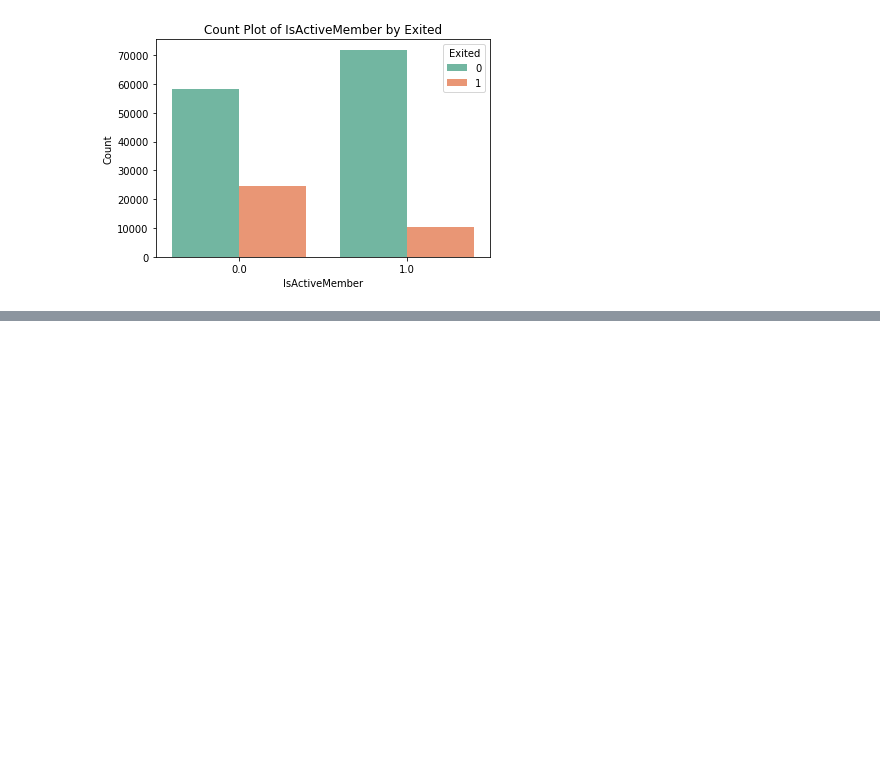
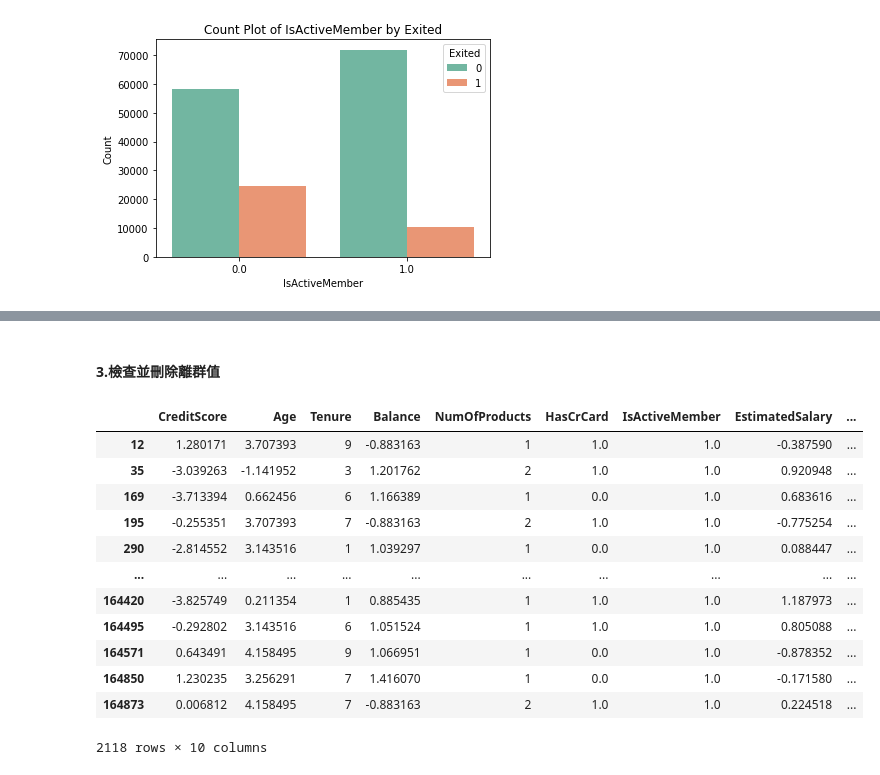
Before and after one commit to IamTingYi/KaggleCompetition, a Jupyter notebook: Binary_Classification_with_a_Bank_Churn_Dataset.ipynb, the cells around one changed output, grey strips where cells are left out. Cells and saved outputs as stored; diff of their text form; code cells hidden in the pictures; blank space fills up the shorter version.

```diff
--- a/Binary_Classification_with_a_Bank_Churn_Dataset.ipynb
+++ b/Binary_Classification_with_a_Bank_Churn_Dataset.ipynb
@@ -232,0 +330,22 @@ for var in categorical_vars:
+# %% [markdown]
+<h4>3.檢查並刪除離群值</h4>
+# %%
+condition = (train_df['CreditScore'] > 3) | (train_df['CreditScore'] < -3) |\
+            (train_df['Age'] > 3) | (train_df['Age'] < -3) |\
+            (train_df['Balance'] > 3) | (train_df['Balance'] < -3) |\
+            (train_df['EstimatedSalary'] > 3) | (train_df['EstimatedSalary'] < -3)
+train_df[condition]
+# %% [output]
+|  | CreditScore | Age | Tenure | Balance | NumOfProducts | HasCrCard | IsActiveMember | EstimatedSalary | ... |
+| 12 | 1.280171 | 3.707393 | 9 | -0.883163 | 1 | 1.0 | 1.0 | -0.387590 | ... |
+| 35 | -3.039263 | -1.141952 | 3 | 1.201762 | 2 | 1.0 | 1.0 | 0.920948 | ... |
+| 169 | -3.713394 | 0.662456 | 6 | 1.166389 | 1 | 0.0 | 1.0 | 0.683616 | ... |
+| 195 | -0.255351 | 3.707393 | 7 | -0.883163 | 2 | 1.0 | 1.0 | -0.775254 | ... |
+| 290 | -2.814552 | 3.143516 | 1 | 1.039297 | 1 | 0.0 | 1.0 | 0.088447 | ... |
+| ... | ... | ... | ... | ... | ... | ... | ... | ... | ... |
+| 164420 | -3.825749 | 0.211354 | 1 | 0.885435 | 1 | 1.0 | 1.0 | 1.187973 | ... |
+| 164495 | -0.292802 | 3.143516 | 6 | 1.051524 | 1 | 1.0 | 1.0 | 0.805088 | ... |
+| 164571 | 0.643491 | 4.158495 | 9 | 1.066951 | 1 | 0.0 | 1.0 | -0.878352 | ... |
+| 164850 | 1.230235 | 3.256291 | 7 | 1.416070 | 1 | 0.0 | 1.0 | -0.171580 | ... |
+| 164873 | 0.006812 | 4.158495 | 7 | -0.883163 | 2 | 1.0 | 1.0 | 0.224518 | ... |
+2118 rows × 10 columns
```
Also changed, not shown: parts of 26 cells of this notebook.
